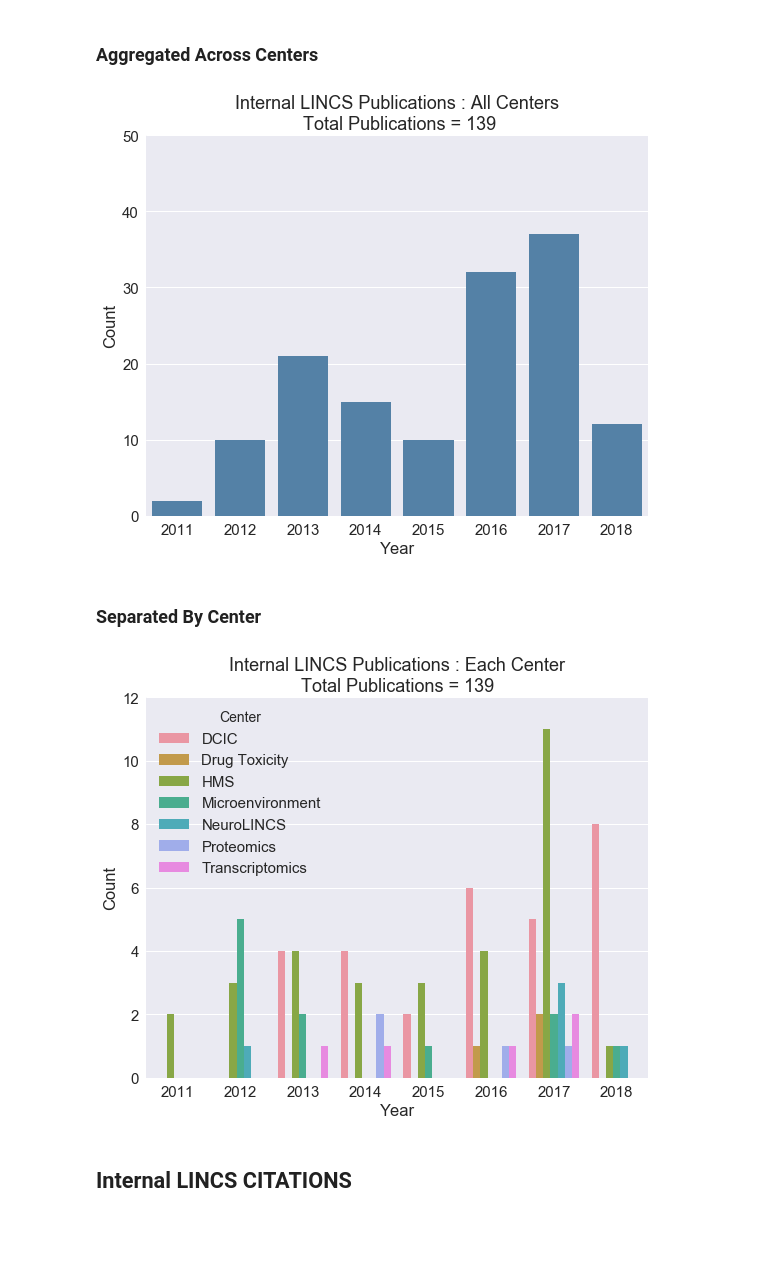
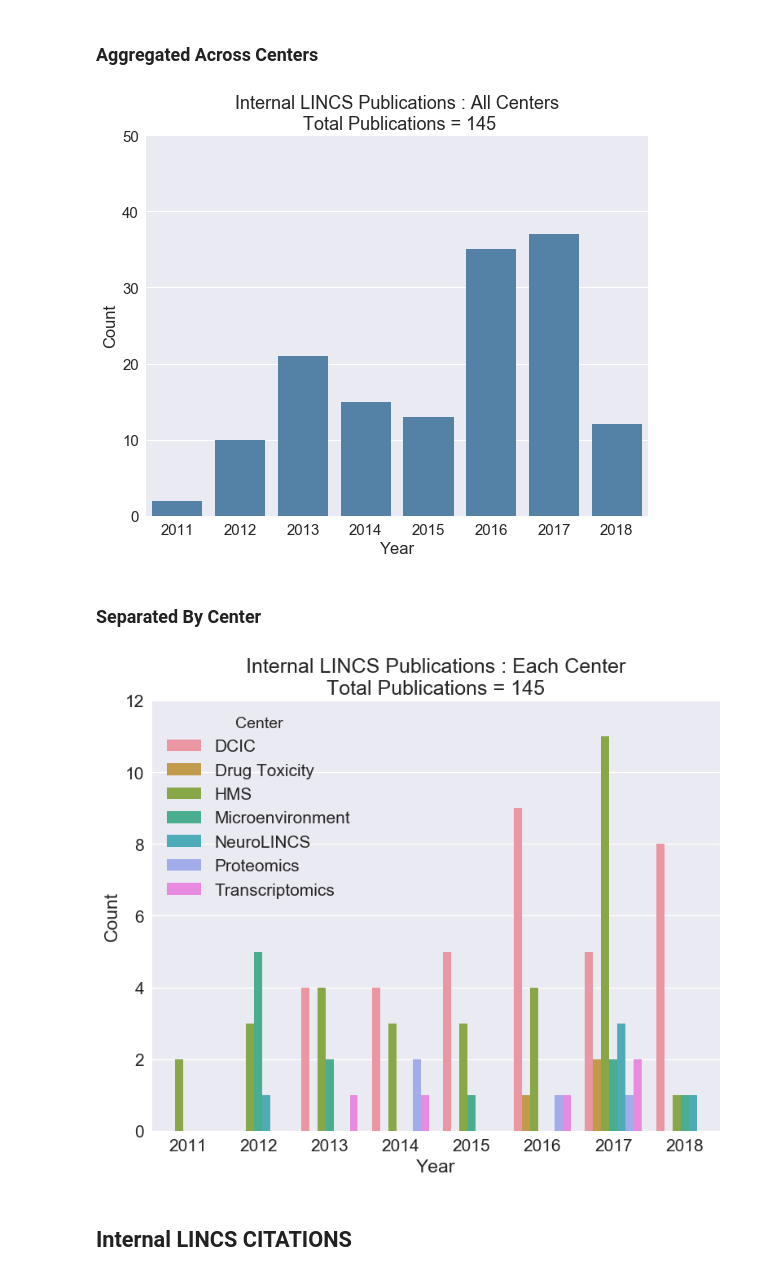
Before and after one commit to MaayanLab/LINCS-Publications-Report, a Jupyter notebook: LINCS_publications.ipynb, the cells around one changed output. Drawn from its saved outputs; the diff is of its cells as text; code cells hidden in the pictures; blank space fills up the shorter version.

Commit message:
Integrate 28 recent publications from Ali

```diff
--- a/LINCS_publications.ipynb
+++ b/LINCS_publications.ipynb
@@ -39,21 +41,33 @@ sn.set_style('whitegrid')
 sn.set(font_scale=1.5)
 # Publications (internal and external to the LINCS centers)
 # Collected by Moshe Silverstein
+## had to manually correct a couple errors in file
 pubs = pd.read_table('publications.tsv')
+pubs.dropna(subset=['id'], inplace=True)
 pubs.rename(columns={'id':'publication_id'}, inplace=True)
 pubs.columns
 # Additional publications (internal and external to the LINCS centers)
 #  collected by Alexandra Keenan
 pubs2 = pd.read_csv('additional_pubs.csv')
 
-internal = pubs.loc[pubs['center_pub']==1,:]
-external = pubs.loc[pubs['center_pub']==0,:]
+def externalInternal(val):
+    if val == 'outside':
+        return 0
+    else:
+        return 1
+pubs2['center_pub'] = pubs2['center'].apply(externalInternal)
+pubs2 = pubs2.rename(columns={'PMID':'pm_id', 'year':'year_published',
+                      'title':'article_name', 'authors':'name'})
+pubs2['publication_id'] = max(pubs['publication_id'].astype(int))
+pubs_extended = pd.concat([pubs, pubs2],axis=0,  ignore_index=True)
+
+internal = pubs_extended.loc[pubs_extended['center_pub']==1,:]
+external = pubs_extended.loc[pubs_extended['center_pub']==0,:]
 
 authors = pd.read_table('authors.tsv')
 authors.rename(columns={'id':'author_id'}, inplace=True)
 
 authors_pubs = pd.read_table('authors_publications.tsv')
-
 authorKey = authors.merge(authors_pubs, on='author_id')
 
 
@@ -153,28 +167,28 @@ plt.xlabel('Year')
 plt.ylabel('Count')
 plt.ylim(0,50);
 # %% [output]
-[figure, old version]
+[figure, new version]
 # %% [markdown]
 ### Separated By Center
 # %%
-plt.figure(figsize=(9,7)) # Default 8,6 #, dpi=100
+plt.figure(figsize=(9,7), dpi=100) # Default 8,6 #, dpi=100
 
 internalByCenter = {}
 for pi in PIs:
     center = PIs[pi]['center']
     internalByCenter[center] = internalKeys.groupby('year_published')[center].sum()
 
 internalByCenter = pd.DataFrame(internalByCenter).stack().reset_index()
 internalByCenter.columns = ['year_published', 'Center', 'Count']
 internalByCenter['year_published'] = internalByCenter['year_published'].astype(int)
 sn.barplot(data=internalByCenter, x='year_published',y='Count',hue='Center')
 plt.title('Internal LINCS Publications : Each Center\nTotal Publications = '
           +str(len(years)))
 plt.xlabel('Year')
 plt.ylabel('Count')
 plt.ylim(0,12);
 # %% [output]
-[figure, old version]
+[figure, new version]
 # %% [markdown]
 ## Internal LINCS CITATIONS
 # %% [markdown]
```
Also changed, not shown: parts of 4 cells of this notebook, 5 other files.
